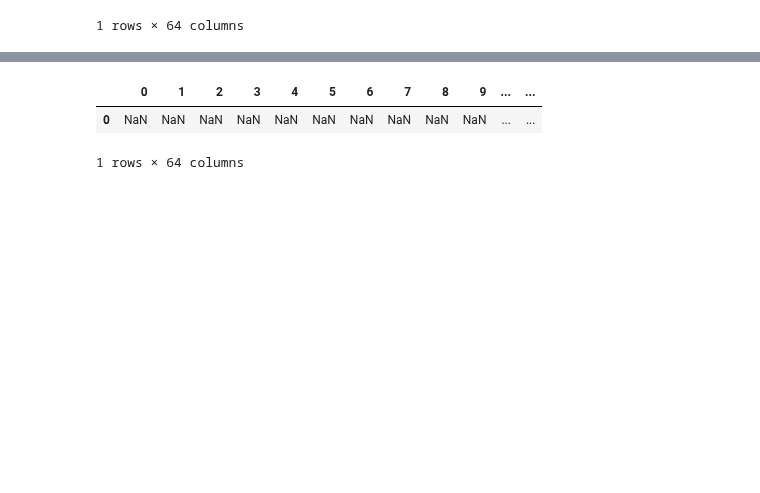
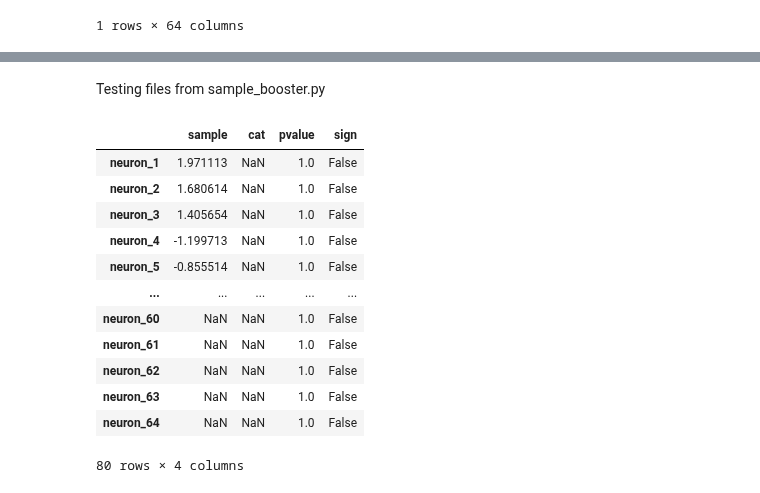
Before and after one commit to MHaurel/nn-concept-interpreter, a Jupyter notebook: visualizer/src/Test.ipynb, the cells around one changed output, grey strips where cells are left out. Cells and saved outputs as stored; diff of their text form; code cells hidden in the pictures; blank space fills up the shorter version.

Commit message:
Choose layer to boost and computed boost values

```diff
--- a/visualizer/src/Test.ipynb
+++ b/visualizer/src/Test.ipynb
@@ -101,6 +90,20 @@ a_s
-# %%
-b_s
-# %% [output]
-|  | 0 | 1 | 2 | 3 | 4 | 5 | 6 | 7 | 8 | 9 | ... | ... |
-| 0 | NaN | NaN | NaN | NaN | NaN | NaN | NaN | NaN | NaN | NaN | ... | ... |
-1 rows × 64 columns
+# %% [markdown]
+Testing files from sample_booster.py
+# %%
+df = pd.read_pickle('df.pkl')
+# %%
+df
+# %% [output]
+|  | sample | cat | pvalue | sign |
+| neuron_1 | 1.971113 | NaN | 1.0 | False |
+| neuron_2 | 1.680614 | NaN | 1.0 | False |
+| neuron_3 | 1.405654 | NaN | 1.0 | False |
+| neuron_4 | -1.199713 | NaN | 1.0 | False |
+| neuron_5 | -0.855514 | NaN | 1.0 | False |
+| ... | ... | ... | ... | ... |
+| neuron_60 | NaN | NaN | 1.0 | False |
+| neuron_61 | NaN | NaN | 1.0 | False |
+| neuron_62 | NaN | NaN | 1.0 | False |
+| neuron_63 | NaN | NaN | 1.0 | False |
+| neuron_64 | NaN | NaN | 1.0 | False |
+80 rows × 4 columns
```
Also changed, not shown: parts of 13 cells of this notebook, 16 other files.
